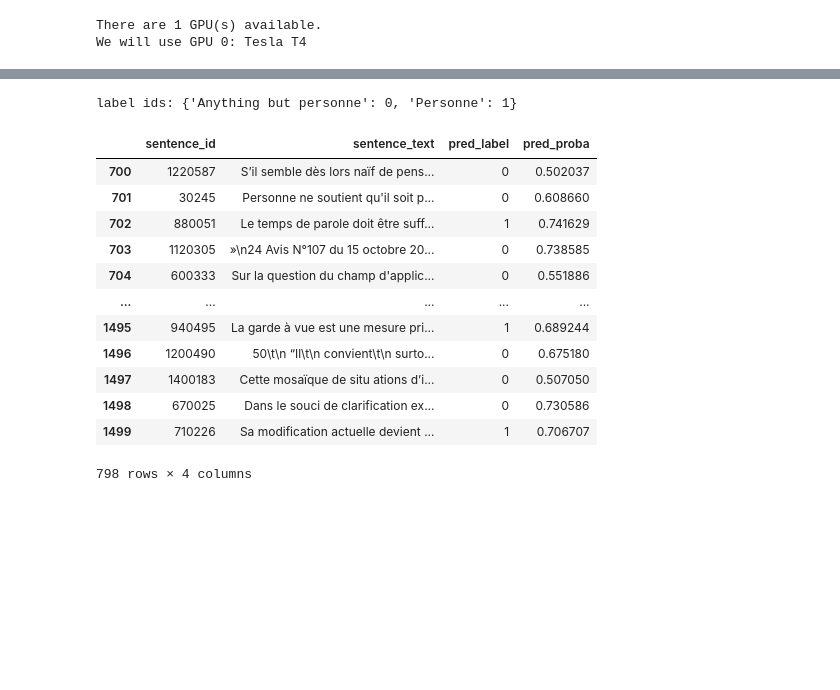
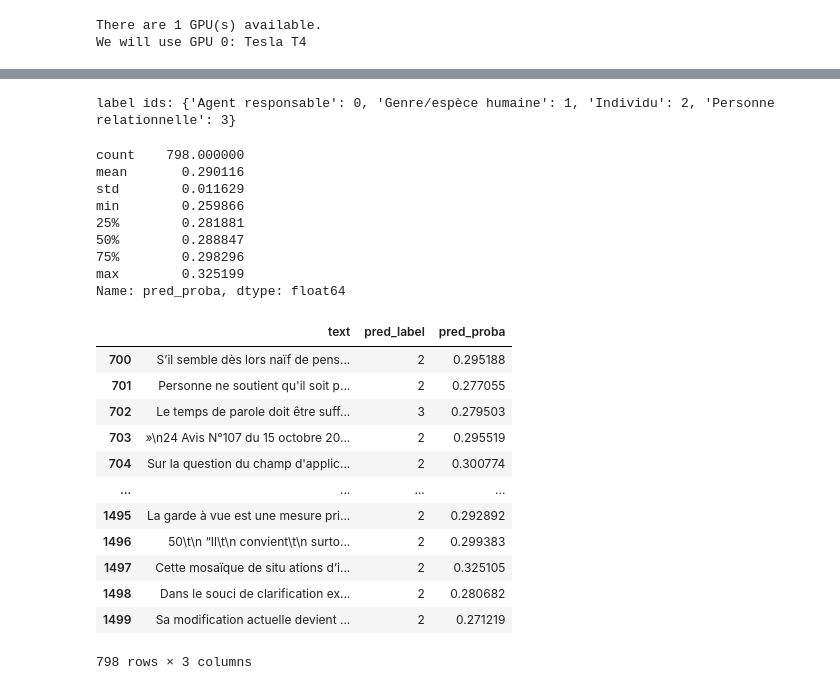
Before and after one commit to LeoMaurice/CCNE, a Jupyter notebook: src/bert.ipynb, the cells around one changed output, grey strips where cells are left out. Drawn from its saved outputs; the diff is of its cells as text; code cells hidden in the pictures; blank space fills up the shorter version.

```diff
--- a/src/bert.ipynb
+++ b/src/bert.ipynb
@@ -85,7 +97,7 @@ Name: count, dtype: int64
 # %%
 from sklearn.model_selection import train_test_split
 
-train_data, test_data = train_test_split(annotations, train_size=0.67)
+train_data, test_data = train_test_split(annotations, train_size=0.80)
 # %%
 from AugmentedSocialScientist.models import Camembert
 
@@ -96,7 +108,7 @@ There are 1 GPU(s) available.
 We will use GPU 0: Tesla T4
 # %%
 batch_size = 16
-train_loader = bert.encode(train_data.sentence_text.values,
+train_loader = bert.encode(train_data.text.values,
 train_data.label.values, batch_size=batch_size)
 # %% [output]
 Token indices sequence length is longer than the specified maximum sequence length for this model (1022 > 512). Running this sequence through the model will result in indexing errors
@@ -104,4 +116,4 @@ label ids: {'Anything but personne': 0, 'Personne': 1}
 # %%
-test_loader = bert.encode(test_data.sentence_text.values,
-test_data.Personne.values, batch_size=batch_size)
+test_loader = bert.encode(test_data.text.values,
+test_data.label.values, batch_size=batch_size)
 # %% [output]
@@ -138,25 +187,39 @@ Training complete!
 # %%
 import numpy as np
-pred_data = annotations_file[annotations_file.isna().any(axis=1)].drop('Personne', axis=1).dropna()
-pred_loader = bert.encode(pred_data.sentence_text.values, batch_size=batch_size)
+pred_data = annotations_file[annotations_file["label"].isna()][["text"]].dropna()
+pred_loader = bert.encode(pred_data.text.values, batch_size=batch_size)
 pred_proba = bert.predict_with_model(pred_loader, model_path='./models/clickbait')
 pred_data['pred_label'] = np.argmax(pred_proba, axis=1)
 pred_data['pred_proba'] = np.max(pred_proba, axis=1)
 # %% [output]
-label ids: {'Anything but personne': 0, 'Personne': 1}
+label ids: {'Agent responsable': 0, 'Genre/espèce humaine': 1, 'Individu': 2, 'Personne relationnelle': 3}
 # %%
-pred_data
+pred_data["pred_proba"].describe()
 # %% [output]
-|  | sentence_id | sentence_text | pred_label | pred_proba |
-| 700 | 1220587 | S’il semble dès lors naïf de pens... | 0 | 0.502037 |
-| 701 | 30245 | Personne ne soutient qu'il soit p... | 0 | 0.608660 |
-| 702 | 880051 | Le temps de parole doit être suff... | 1 | 0.741629 |
-| 703 | 1120305 | »\n24 Avis N°107 du 15 octobre 20... | 0 | 0.738585 |
-| 704 | 600333 | Sur la question du champ d'applic... | 0 | 0.551886 |
-| ... | ... | ... | ... | ... |
-| 1495 | 940495 | La garde à vue est une mesure pri... | 1 | 0.689244 |
-| 1496 | 1200490 | 50\t\n “Il\t\n convient\t\n surto... | 0 | 0.675180 |
-| 1497 | 1400183 | Cette mosaïque de situ ations d’i... | 0 | 0.507050 |
-| 1498 | 670025 | Dans le souci de clarification ex... | 0 | 0.730586 |
-| 1499 | 710226 | Sa modification actuelle devient ... | 1 | 0.706707 |
-798 rows × 4 columns
+count    798.000000
+mean       0.290116
+std        0.011629
+min        0.259866
+25%        0.281881
+50%        0.288847
+75%        0.298296
+max        0.325199
+Name: pred_proba, dtype: float64
+# %%
+pd.set_option('display.max_colwidth', None)  # Use None to show all the text, or set a large number
+
+pred_data
+# %% [output]
+|  | text | pred_label | pred_proba |
+| 700 | S’il semble dès lors naïf de pens... | 2 | 0.295188 |
+| 701 | Personne ne soutient qu'il soit p... | 2 | 0.277055 |
+| 702 | Le temps de parole doit être suff... | 3 | 0.279503 |
+| 703 | »\n24 Avis N°107 du 15 octobre 20... | 2 | 0.295519 |
+| 704 | Sur la question du champ d'applic... | 2 | 0.300774 |
+| ... | ... | ... | ... |
+| 1495 | La garde à vue est une mesure pri... | 2 | 0.292892 |
+| 1496 | 50\t\n “Il\t\n convient\t\n surto... | 2 | 0.299383 |
+| 1497 | Cette mosaïque de situ ations d’i... | 2 | 0.325105 |
+| 1498 | Dans le souci de clarification ex... | 2 | 0.280682 |
+| 1499 | Sa modification actuelle devient ... | 2 | 0.271219 |
+798 rows × 3 columns
```
Also changed, not shown: parts of 7 cells of this notebook.
